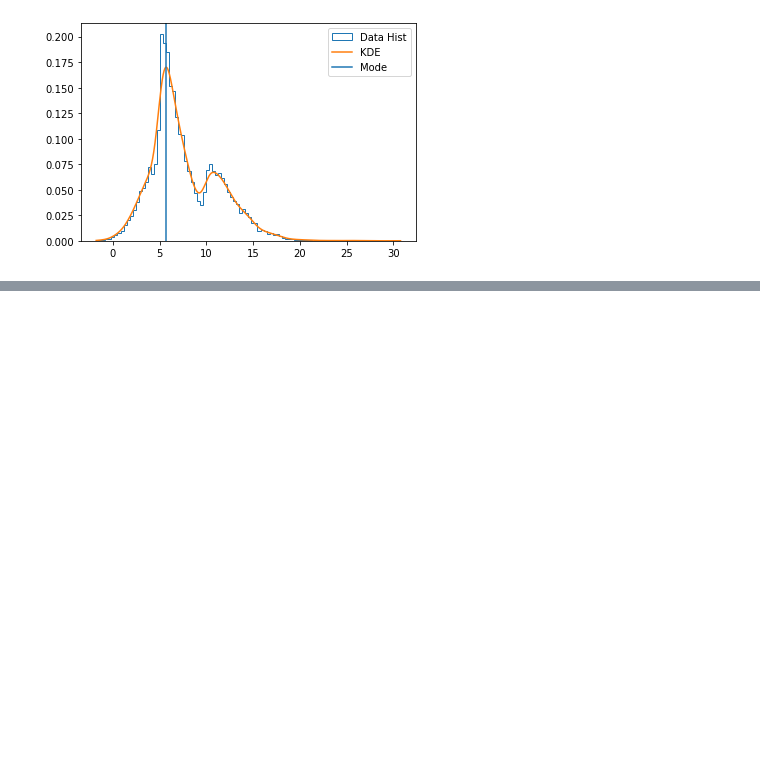
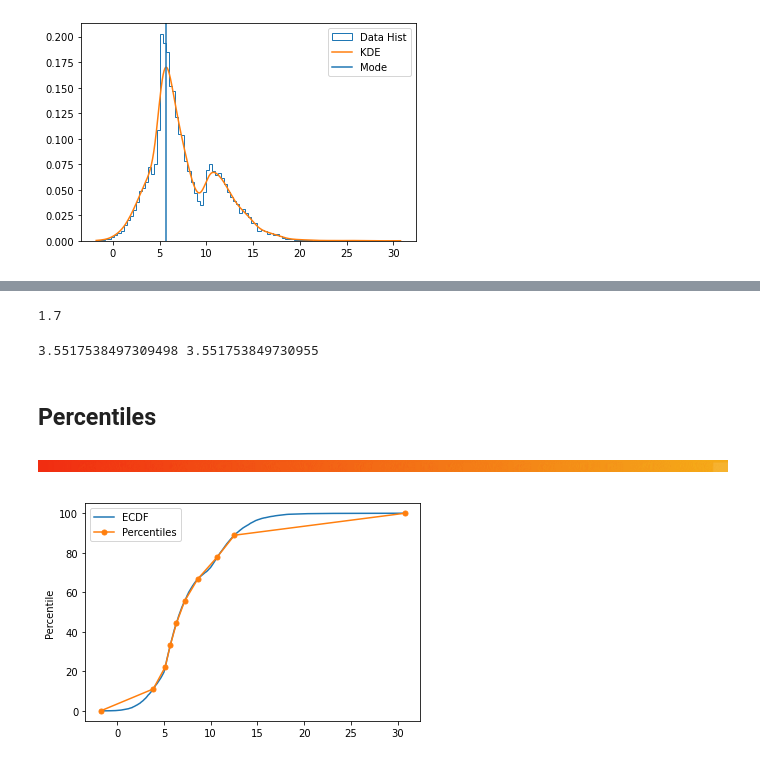
Before and after one commit to Zynith/Python-Statistical-Analysis, a Jupyter notebook: Characterizing Data.ipynb, the cells around one changed output, grey strips where cells are left out. Saved outputs shown, nothing was run; the diff lists cells and outputs as text; code cells hidden in the pictures; blank space fills up the shorter version.

```diff
--- a/Characterizing Data.ipynb
+++ b/Characterizing Data.ipynb
@@ -111,0 +223,34 @@ plt.legend();
+# %%
+def get_kurtosis(xs):
+    mean = np.mean(xs)
+    var = np.var(xs)
+    summed = 0
+    for x in xs:
+        summed += (x - mean)**4
+    return (summed/ (len(xs)))/ (var ** 2)
+
+print(get_skewness([1,2,3,4,5]))
+# %% [output]
+1.7
+# %%
+kurtosis = st.kurtosis(data, fisher = False)
+print(kurtosis, get_kurtosis(data))
+# %% [output]
+3.5517538497309498 3.551753849730955
+# %% [markdown]
+## Percentiles
+# %% [markdown]
+![Flare.png](attachment:697b1f43-0bfb-49f1-99e8-3112cf7ae3b8.png)
+# %%
+ps = np.linspace(0,100,10)
+x_p = np.percentile(data, ps)
+# %%
+xs = np.sort(data)
+ys = np.linspace(0,1,len(data))
+
+plt.plot(xs, ys*100, label = "ECDF")
+plt.plot(x_p, ps, label = "Percentiles", marker = ".", ms = 10)
+plt.legend()
+plt.ylabel("Percentile");
+# %% [output]
+[figure, added]
```
Also changed, not shown: parts of 35 cells of this notebook, 1 other file.
